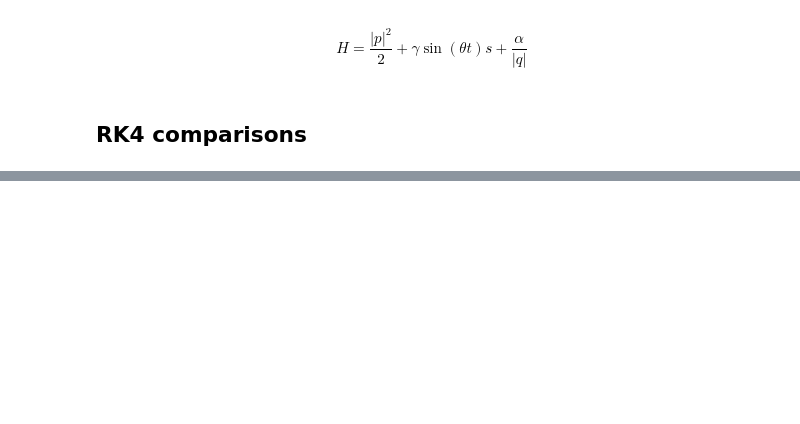
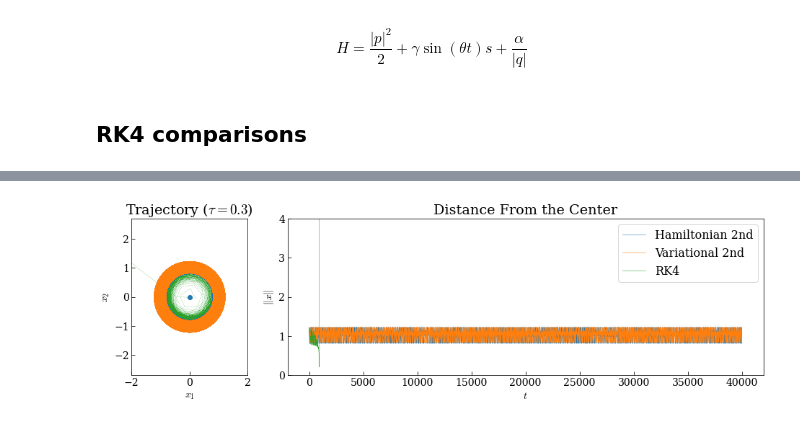
Before and after one commit to mseri/gsi2021, a Jupyter notebook: The Time-Perturbed Kepler model.ipynb, the cells around one changed output, grey strips where cells are left out. Cells and saved outputs as stored; diff of their text form; code cells hidden in the pictures; blank space fills up the shorter version.

```diff
--- a/The Time-Perturbed Kepler model.ipynb
+++ b/The Time-Perturbed Kepler model.ipynb
@@ -179,7 +182,7 @@ for (p0, q0, s0) in [init]:
 # %%
 tpk = TimePerturbedKepler(-0.01, np.pi, -1)
-dt = 0.2
-tf = 100000
+dt = 0.3
+tf = 40000
 
 tspan = np.arange(0.0, tf, dt)
 
@@ -227,33 +230,35 @@ for (p0, q0, s0) in [init]:
     axo.set_xlabel("$x_1$")
     axo.set_ylabel("$x_2$")
 
     #axo.legend(loc='lower left')
 
     axe = fig.add_subplot(gs[0,1:])
     axe.set_title("Distance From the Center")
 
     axe.plot(tspan,
              np.linalg.norm(solh[:,1], axis=1, ord=2),
              linewidth=0.5, label="Hamiltonian 2nd")
     axe.plot(tspan,
              np.linalg.norm(solv[:,1], axis=1, ord=2),
              linewidth=0.5, label="Variational 2nd")
     axe.plot(tspan,
              np.linalg.norm(solrk[:, 2:4], axis=1, ord=2),
              linewidth=0.5, label="RK4")
 #     axe.plot(tspan,
 #              np.linalg.norm(r.y.T[:, 2:4], axis=1),
 #              linewidth=0.5, label="Reference")
 
     axe.set_ylim(0, 4)
     axe.legend(loc='upper right')
 
     axe.set_xlabel("$t$")
     axe.set_ylabel("$\|x\|$")
 
     if save:
         fig.savefig(f"images/TPK02.pdf", bbox_inches='tight')
     fig.show()
+# %% [output]
+[figure, added]
 # %%
 tpk = TimePerturbedKepler(-0.01, np.pi, -1)
 dt = 0.5
```
Also changed, not shown: parts of 4 cells of this notebook, 5 other files.
